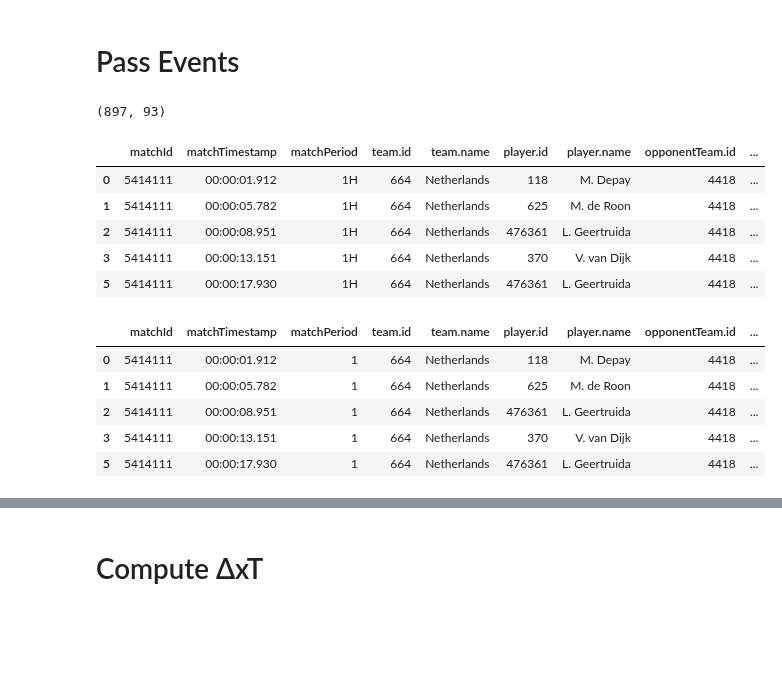
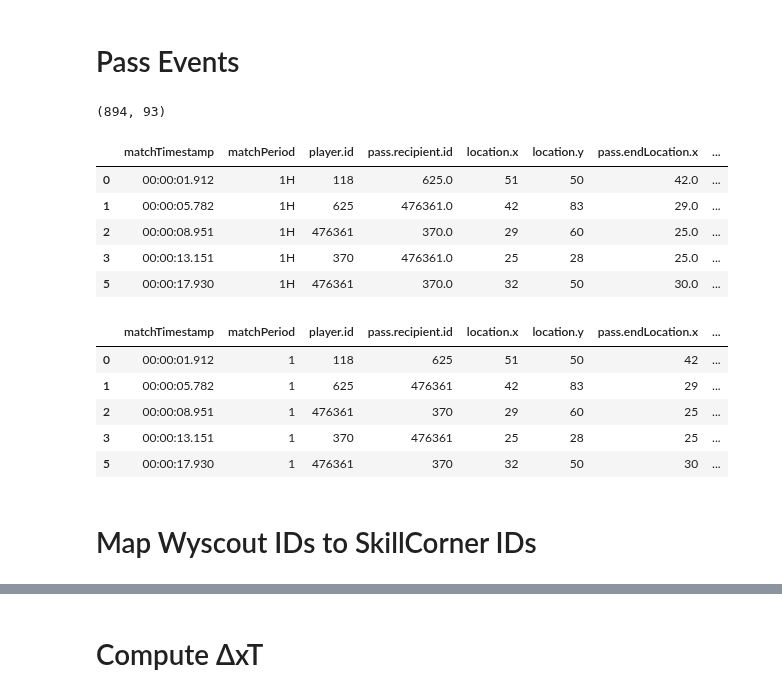
Before and after one commit to ariskoutris/defensive-passing-networks, a Jupyter notebook: src/notebooks/pass_tables.ipynb, the cells around one changed output, grey strips where cells are left out. Cells and saved outputs as stored; diff of their text form; code cells hidden in the pictures; blank space fills up the shorter version.

Commit message:
Detect teammates using IDs and determine play direction using skillcorner tables

```diff
--- a/src/notebooks/pass_tables.ipynb
+++ b/src/notebooks/pass_tables.ipynb
@@ -79,19 +89,22 @@ accurate_only = True
 if accurate_only:
     passes_df = passes_df[passes_df['pass.accurate'] == True]
 
+# Filter out passes with invalid recipient id
+passes_df = passes_df[passes_df['pass.recipient.id'] != 0]
+
 print(passes_df.shape)
 # %% [output]
-(897, 93)
+(894, 93)
 # %%
-passes = passes_df.loc[:,['matchId', 'matchTimestamp', 'matchPeriod', 'team.id', 'team.name', 'player.id', 'player.name', 'opponentTeam.id', 'opponentTeam.name', 'pass.recipient.id', 'pass.recipient.name', 'location.x', 'location.y', 'pass.endLocation.x', 'pass.endLocation.y']]
+passes = passes_df.loc[:,['matchTimestamp', 'matchPeriod', 'player.id', 'pass.recipient.id', 'location.x', 'location.y', 'pass.endLocation.x', 'pass.endLocation.y']]
 passes.head()
 # %% [output]
-|  | matchId | matchTimestamp | matchPeriod | team.id | team.name | player.id | player.name | opponentTeam.id | ... |
-| 0 | 5414111 | 00:00:01.912 | 1H | 664 | Netherlands | 118 | M. Depay | 4418 | ... |
-| 1 | 5414111 | 00:00:05.782 | 1H | 664 | Netherlands | 625 | M. de Roon | 4418 | ... |
-| 2 | 5414111 | 00:00:08.951 | 1H | 664 | Netherlands | 476361 | L. Geertruida | 4418 | ... |
-| 3 | 5414111 | 00:00:13.151 | 1H | 664 | Netherlands | 370 | V. van Dijk | 4418 | ... |
-| 5 | 5414111 | 00:00:17.930 | 1H | 664 | Netherlands | 476361 | L. Geertruida | 4418 | ... |
+|  | matchTimestamp | matchPeriod | player.id | pass.recipient.id | location.x | location.y | pass.endLocation.x | ... |
+| 0 | 00:00:01.912 | 1H | 118 | 625.0 | 51 | 50 | 42.0 | ... |
+| 1 | 00:00:05.782 | 1H | 625 | 476361.0 | 42 | 83 | 29.0 | ... |
+| 2 | 00:00:08.951 | 1H | 476361 | 370.0 | 29 | 60 | 25.0 | ... |
+| 3 | 00:00:13.151 | 1H | 370 | 476361.0 | 25 | 28 | 25.0 | ... |
+| 5 | 00:00:17.930 | 1H | 476361 | 370.0 | 32 | 50 | 30.0 | ... |
 # %%
 passes['matchPeriod'] = passes['matchPeriod'].apply(lambda x: int(x.split('H')[0]))
 passes['pass.recipient.id'] = passes['pass.recipient.id'].astype(int)
@@ -100,9 +113,11 @@ passes['pass.endLocation.y'] = passes['pass.endLocation.y'].astype(int)
 # %%
 passes.head()
 # %% [output]
-|  | matchId | matchTimestamp | matchPeriod | team.id | team.name | player.id | player.name | opponentTeam.id | ... |
-| 0 | 5414111 | 00:00:01.912 | 1 | 664 | Netherlands | 118 | M. Depay | 4418 | ... |
-| 1 | 5414111 | 00:00:05.782 | 1 | 664 | Netherlands | 625 | M. de Roon | 4418 | ... |
-| 2 | 5414111 | 00:00:08.951 | 1 | 664 | Netherlands | 476361 | L. Geertruida | 4418 | ... |
-| 3 | 5414111 | 00:00:13.151 | 1 | 664 | Netherlands | 370 | V. van Dijk | 4418 | ... |
-| 5 | 5414111 | 00:00:17.930 | 1 | 664 | Netherlands | 476361 | L. Geertruida | 4418 | ... |
+|  | matchTimestamp | matchPeriod | player.id | pass.recipient.id | location.x | location.y | pass.endLocation.x | ... |
+| 0 | 00:00:01.912 | 1 | 118 | 625 | 51 | 50 | 42 | ... |
+| 1 | 00:00:05.782 | 1 | 625 | 476361 | 42 | 83 | 29 | ... |
+| 2 | 00:00:08.951 | 1 | 476361 | 370 | 29 | 60 | 25 | ... |
+| 3 | 00:00:13.151 | 1 | 370 | 476361 | 25 | 28 | 25 | ... |
+| 5 | 00:00:17.930 | 1 | 476361 | 370 | 32 | 50 | 30 | ... |
+# %% [markdown]
+# Map Wyscout IDs to SkillCorner IDs
```
Also changed, not shown: parts of 44 cells of this notebook, 2 other files.
